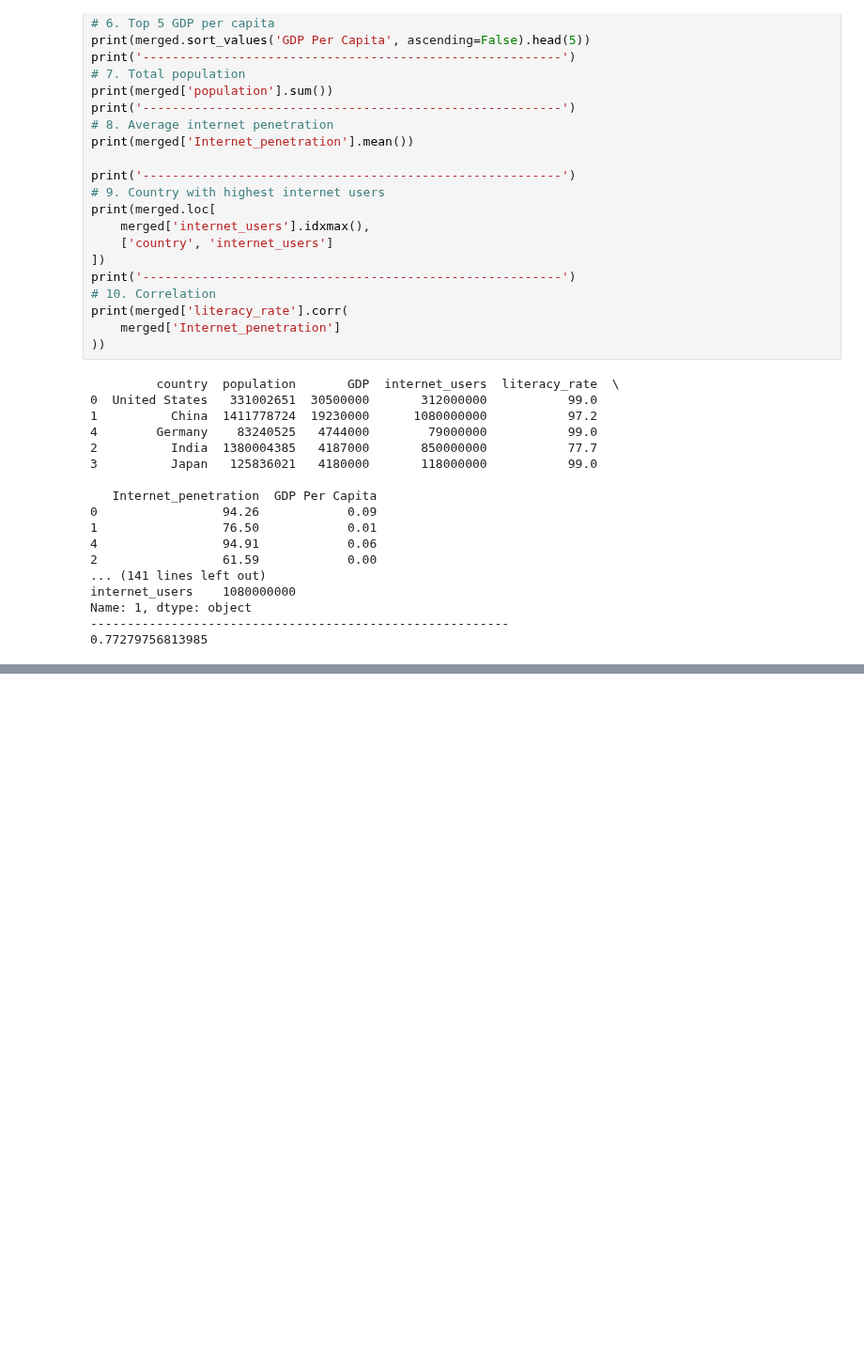
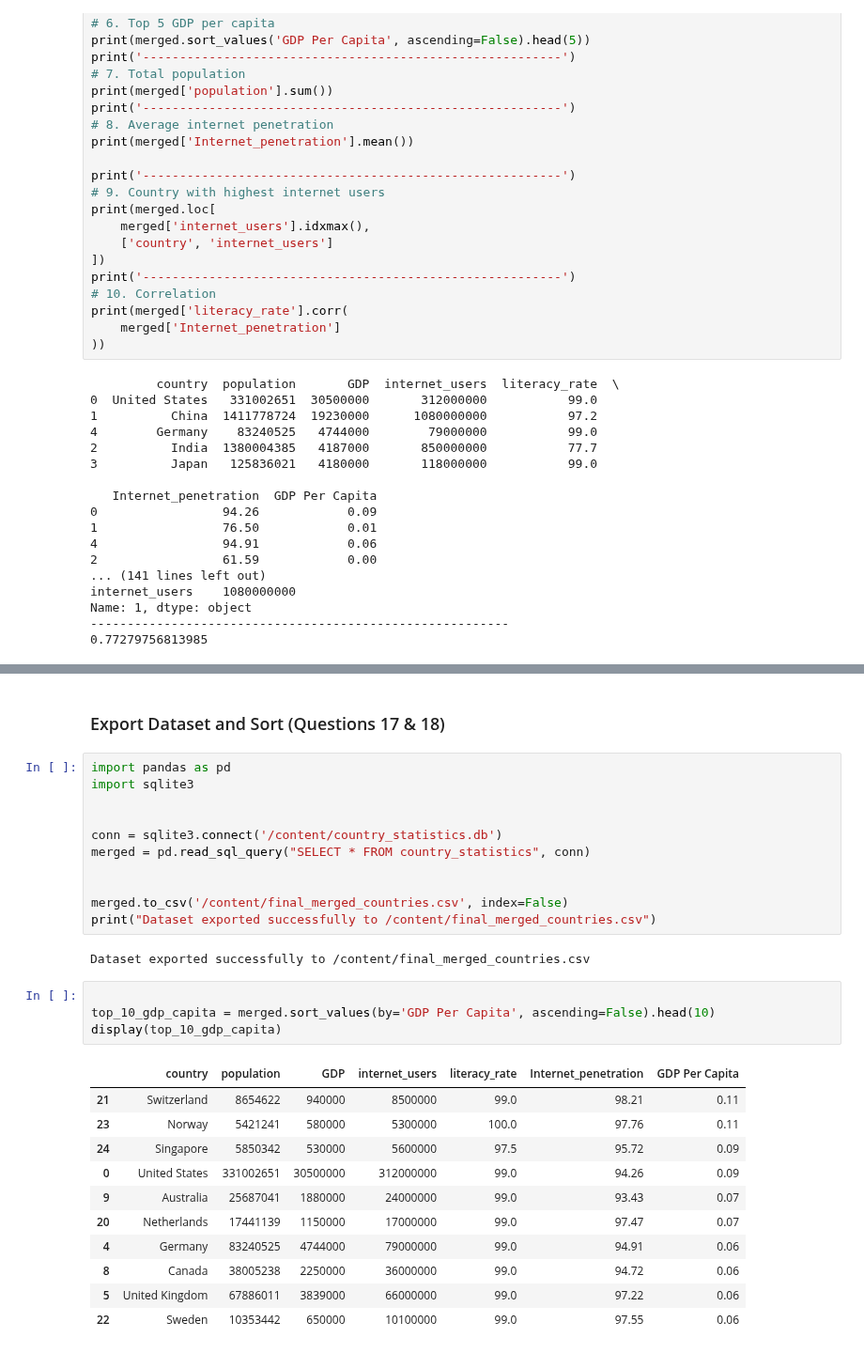
Before and after one commit to Sharonsellnorbert/DSA_B13_casestudy, a Jupyter notebook: case_study_Data_Acquisition.ipynb, the cells around one changed output, grey strips where cells are left out. Shown at 94% size. Saved outputs shown, nothing was run; the diff lists cells and outputs as text; blank space fills up the shorter version.

```diff
--- a/case_study_Data_Acquisition.ipynb
+++ b/case_study_Data_Acquisition.ipynb
@@ -327,0 +465,31 @@ Name: 1, dtype: object
+# %% [markdown]
+### Export Dataset and Sort (Questions 17 & 18)
+# %%
+import pandas as pd
+import sqlite3
+
+
+conn = sqlite3.connect('/content/country_statistics.db')
+merged = pd.read_sql_query("SELECT * FROM country_statistics", conn)
+
+
+merged.to_csv('/content/final_merged_countries.csv', index=False)
+print("Dataset exported successfully to /content/final_merged_countries.csv")
+# %% [output]
+Dataset exported successfully to /content/final_merged_countries.csv
+# %%
+
+top_10_gdp_capita = merged.sort_values(by='GDP Per Capita', ascending=False).head(10)
+display(top_10_gdp_capita)
+# %% [output]
+|  | country | population | GDP | internet_users | literacy_rate | Internet_penetration | GDP Per Capita |
+| 21 | Switzerland | 8654622 | 940000 | 8500000 | 99.0 | 98.21 | 0.11 |
+| 23 | Norway | 5421241 | 580000 | 5300000 | 100.0 | 97.76 | 0.11 |
+| 24 | Singapore | 5850342 | 530000 | 5600000 | 97.5 | 95.72 | 0.09 |
+| 0 | United States | 331002651 | 30500000 | 312000000 | 99.0 | 94.26 | 0.09 |
+| 9 | Australia | 25687041 | 1880000 | 24000000 | 99.0 | 93.43 | 0.07 |
+| 20 | Netherlands | 17441139 | 1150000 | 17000000 | 99.0 | 97.47 | 0.07 |
+| 4 | Germany | 83240525 | 4744000 | 79000000 | 99.0 | 94.91 | 0.06 |
+| 8 | Canada | 38005238 | 2250000 | 36000000 | 99.0 | 94.72 | 0.06 |
+| 5 | United Kingdom | 67886011 | 3839000 | 66000000 | 99.0 | 97.22 | 0.06 |
+| 22 | Sweden | 10353442 | 650000 | 10100000 | 99.0 | 97.55 | 0.06 |
```
Also changed, not shown: parts of 15 cells of this notebook.
